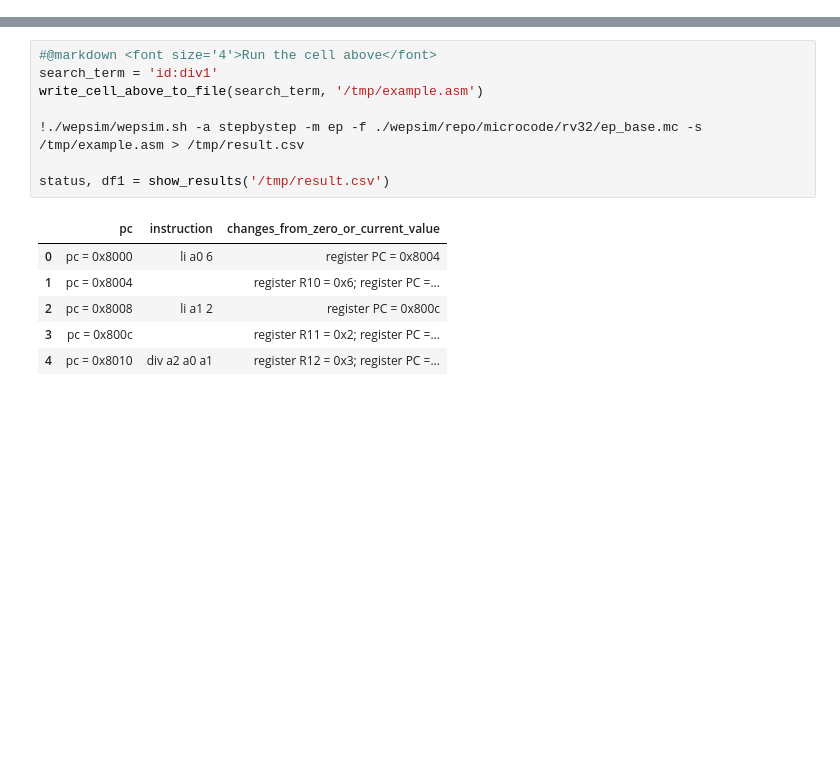
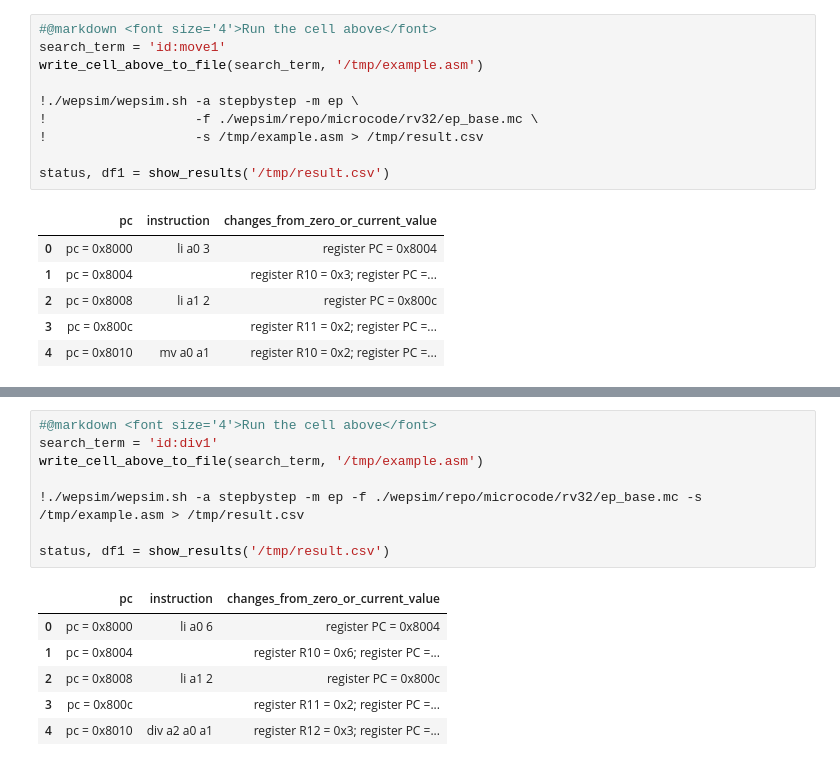
Before and after one commit to wepsim/wepsim.github.io, a Jupyter notebook: google_colab/ws_el_basic_rv_v1.ipynb, the cells around one changed output, grey strips where cells are left out. Cells and saved outputs as stored; diff of their text form; blank space fills up the shorter version.

```diff
--- a/google_colab/ws_el_basic_rv_v1.ipynb
+++ b/google_colab/ws_el_basic_rv_v1.ipynb
@@ -99,0 +136,17 @@ def get_cell_code_block(cell):
+# %%
+#@markdown <font size='4'>Run the cell above</font>
+search_term = 'id:move1'
+write_cell_above_to_file(search_term, '/tmp/example.asm')
+
+!./wepsim/wepsim.sh -a stepbystep -m ep \
+!                   -f ./wepsim/repo/microcode/rv32/ep_base.mc \
+!                   -s /tmp/example.asm > /tmp/result.csv
+
+status, df1 = show_results('/tmp/result.csv')
+# %% [output]
+|  | pc | instruction | changes_from_zero_or_current_value |
+| 0 | pc = 0x8000 | li a0 3 | register PC = 0x8004 |
+| 1 | pc = 0x8004 |  | register R10 = 0x3; register PC =... |
+| 2 | pc = 0x8008 | li a1 2 | register PC = 0x800c |
+| 3 | pc = 0x800c |  | register R11 = 0x2; register PC =... |
+| 4 | pc = 0x8010 | mv a0 a1 | register R10 = 0x2; register PC =... |
```
Also changed, not shown: parts of 22 cells of this notebook, 5 other files.
